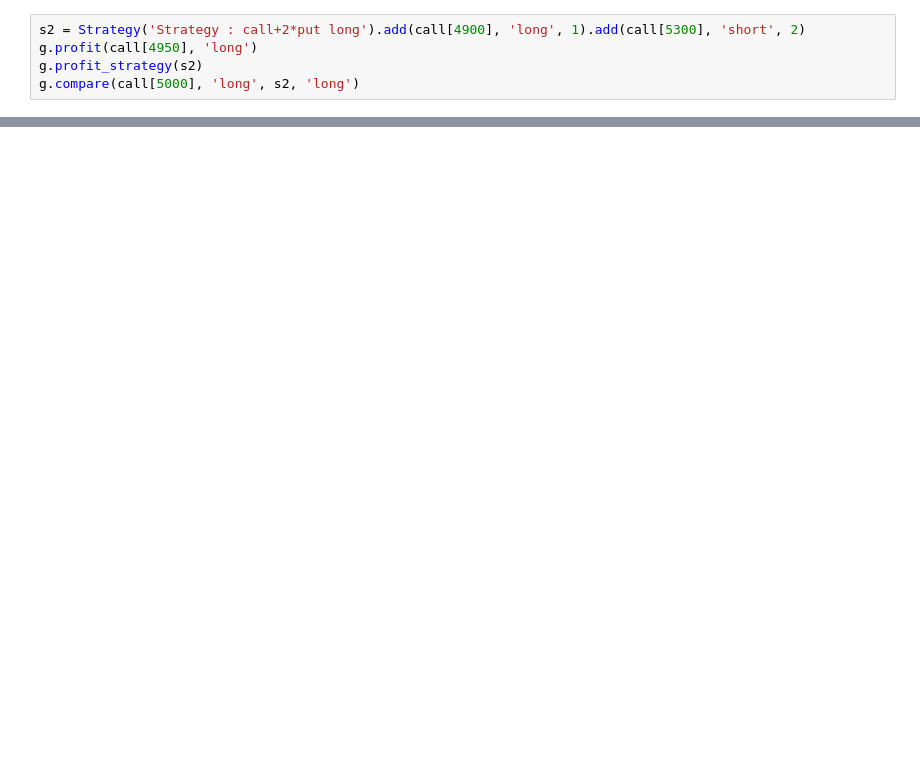
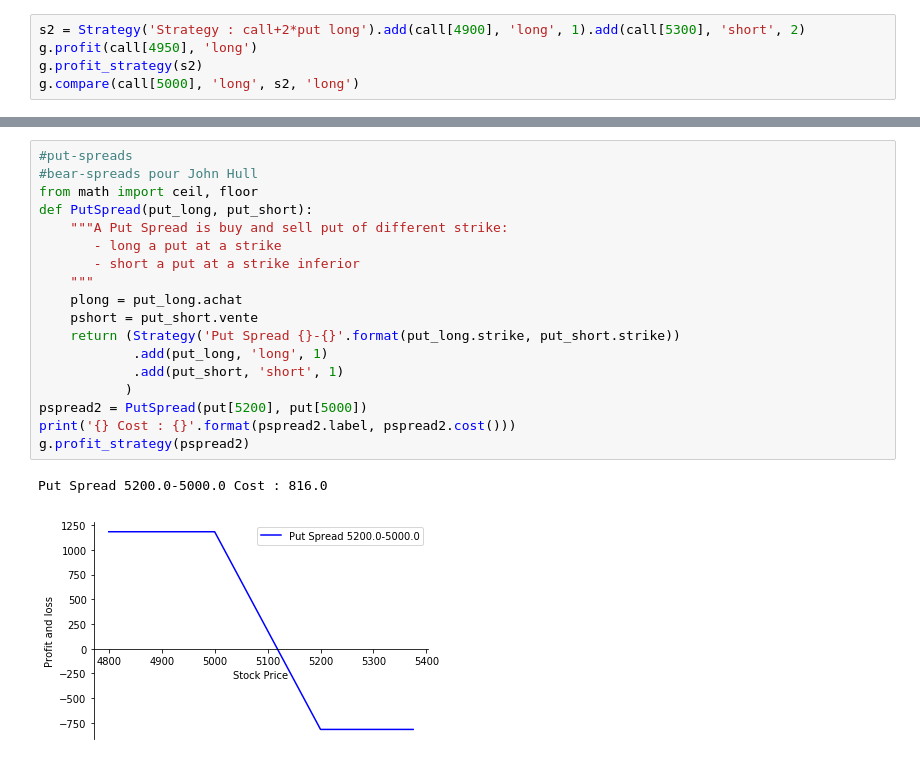
Before and after one commit to splanquart/spoption, a Jupyter notebook: test scrapper.ipynb, the cells around one changed output, grey strips where cells are left out. Cells and saved outputs as stored; diff of their text form; blank space fills up the shorter version.

```diff
--- a/test scrapper.ipynb
+++ b/test scrapper.ipynb
@@ -68,0 +130,21 @@ Straddle Cost : 104.0
+# %%
+#put-spreads
+#bear-spreads pour John Hull
+from math import ceil, floor
+def PutSpread(put_long, put_short):
+    """A Put Spread is buy and sell put of different strike:
+       - long a put at a strike
+       - short a put at a strike inferior
+    """
+    plong = put_long.achat
+    pshort = put_short.vente
+    return (Strategy('Put Spread {}-{}'.format(put_long.strike, put_short.strike))
+            .add(put_long, 'long', 1)
+            .add(put_short, 'short', 1)
+           )
+pspread2 = PutSpread(put[5200], put[5000])
+print('{} Cost : {}'.format(pspread2.label, pspread2.cost()))
+g.profit_strategy(pspread2)
+# %% [output]
+Put Spread 5200.0-5000.0 Cost : 816.0
+[figure, added]
```
Also changed, not shown: parts of 13 cells of this notebook, 2 other files.
